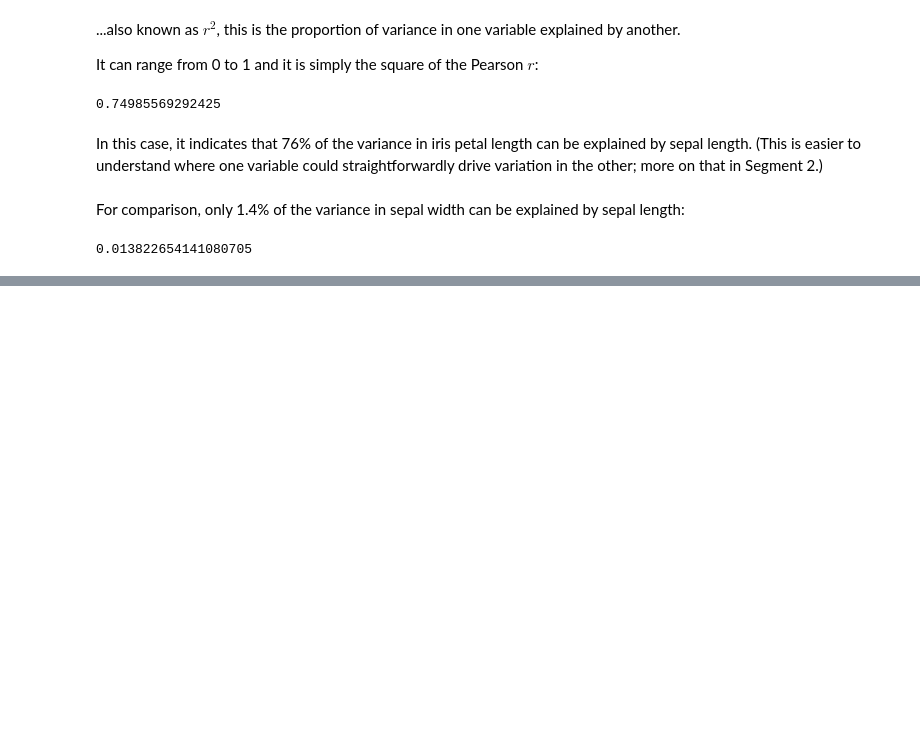
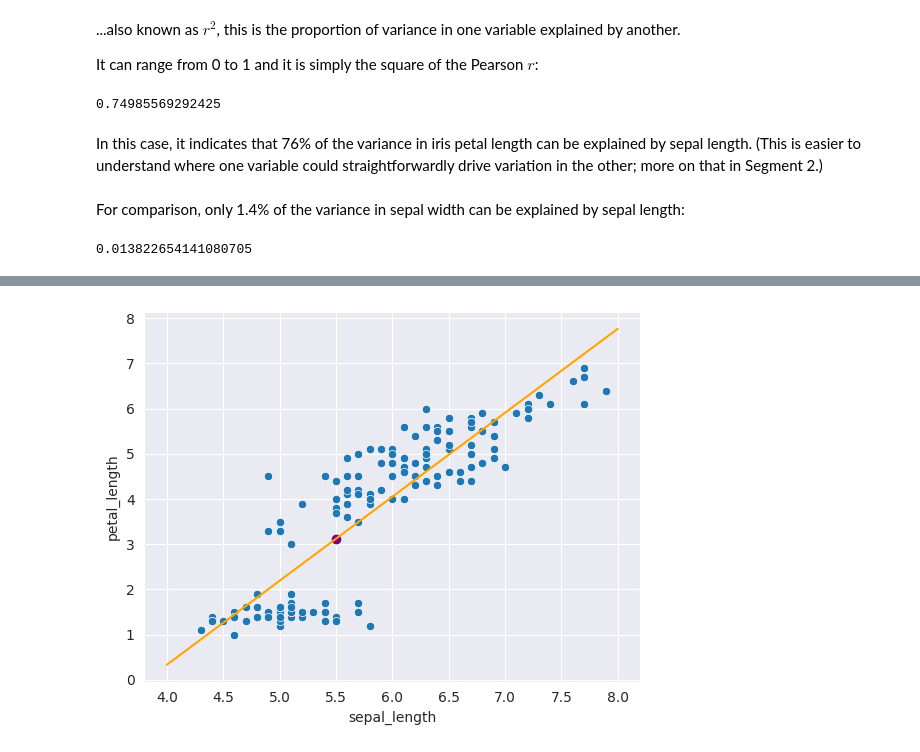
Before and after one commit to Krisho1/Machine-Learning-Foundations-Math-Probability-Statistics-and-Computer-Science-Python-Codes-, a Jupyter notebook: statistics.ipynb, the cells around one changed output, grey strips where cells are left out. Saved outputs shown, nothing was run; the diff lists cells and outputs as text; code cells hidden in the pictures; blank space fills up the shorter version.

```diff
--- a/statistics.ipynb
+++ b/statistics.ipynb
@@ -956,0 +1012,2 @@ st.pearsonr(iris.sepal_length, iris.sepal_width)[0]**2
+# %%
+x_i = 5.5
@@ -956,0 +1019,6 @@ st.pearsonr(iris.sepal_length, iris.sepal_width)[0]**2
+# %%
+sns.scatterplot(x=x,y=y)
+plt.plot(xline,yline, color = 'orange')
+_= plt.scatter(x_i,y_i, marker= 'o', color = 'purple')
+# %% [output]
+[figure, added]
```
Also changed, not shown: parts of 59 cells of this notebook.
